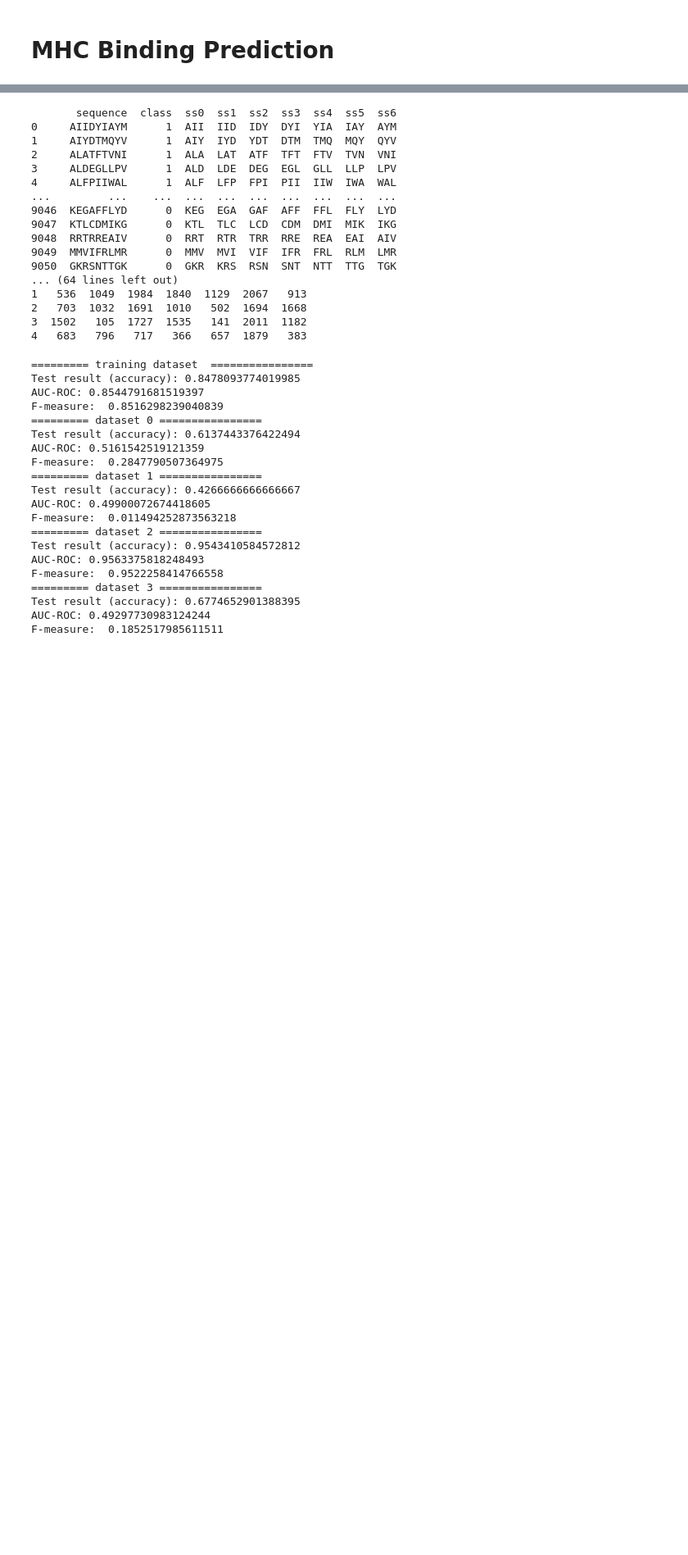
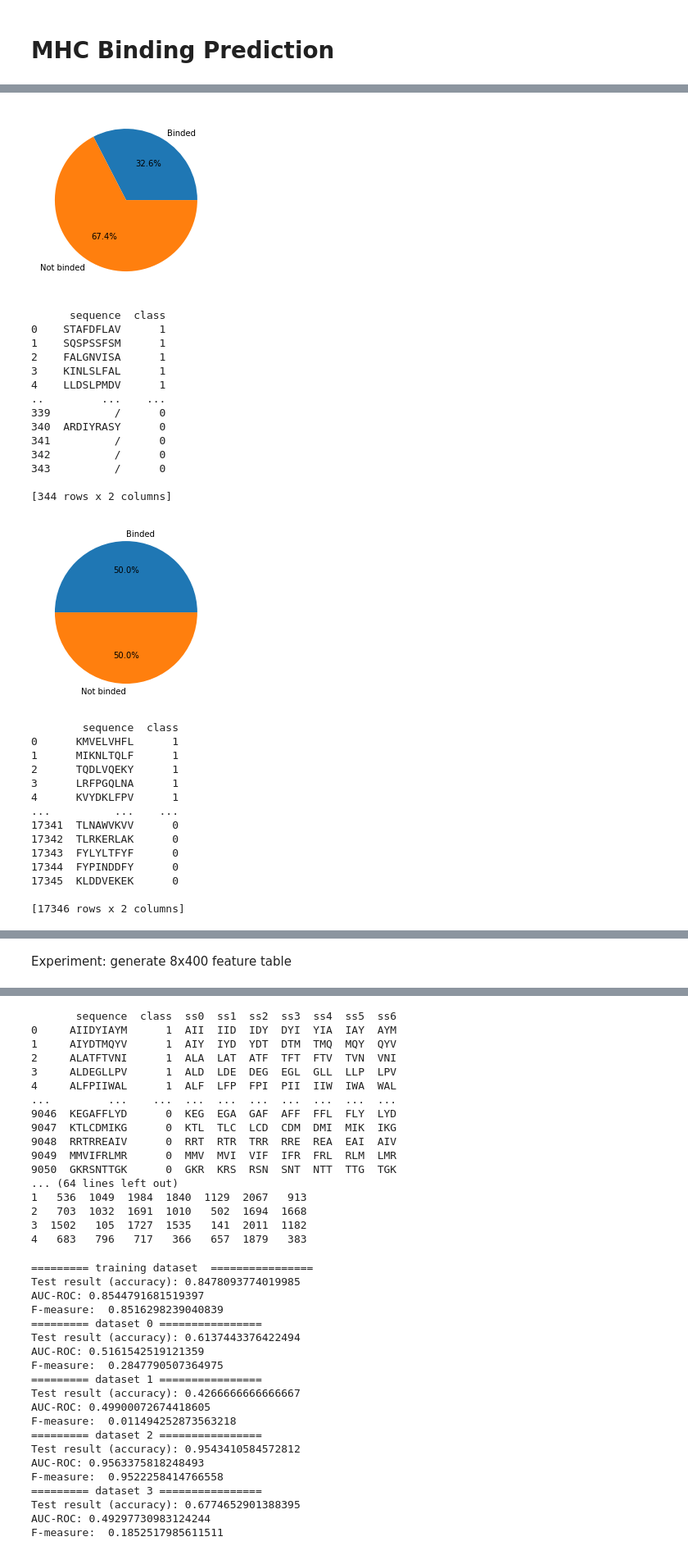
Before and after one commit to augustthedoodle/mhc_binding, a Jupyter notebook: mhc_sliding_window.ipynb, the cells around one changed output, grey strips where cells are left out. Shown at 82% size. Drawn from its saved outputs; the diff is of its cells as text; code cells hidden in the pictures; blank space fills up the shorter version.

```diff
--- a/mhc_sliding_window.ipynb
+++ b/mhc_sliding_window.ipynb
@@ -293,0 +159,6 @@ plt.show()
+# %%
+dataset1 = LoadDataset(pos_file='Positive_A0201_9AA_binder_pep.txt', neg_file='Negative_A0201_9AA_nonbinder_pep.txt')
+dataset_cancer = LoadDataset(pos_file='dbPepNeo_HC_neoantigens_positive.txt', neg_file='dbPepNeo_HC_neoantigens_negative.txt')
+dataset_fxxx = LoadDataset(pos_file='f123_ba_positive.txt', neg_file='f000_ba_negative.txt')
+dataset_cxxx = LoadDataset(pos_file='c000_ba_test_positive.txt', neg_file='c000_ba_test_negative.txt')
+# %% [output]
@@ -293,0 +179,30 @@ plt.show()
+[figure, added]
+      sequence  class
+0    STAFDFLAV      1
+1    SQSPSSFSM      1
+2    FALGNVISA      1
+3    KINLSLFAL      1
+4    LLDSLPMDV      1
+..         ...    ...
+339          /      0
+340  ARDIYRASY      0
+341          /      0
+342          /      0
+343          /      0
+
+[344 rows x 2 columns]
+[figure, added]
+        sequence  class
+0      KMVELVHFL      1
+1      MIKNLTQLF      1
+2      TQDLVQEKY      1
+3      LRFPGQLNA      1
+4      KVYDKLFPV      1
+...          ...    ...
+17341  TLNAWVKVV      0
+17342  TLRKERLAK      0
+17343  FYLYLTFYF      0
+17344  FYPINDDFY      0
+17345  KLDDVEKEK      0
+
+[17346 rows x 2 columns]
@@ -293,0 +225,2 @@ plt.show()
+# %% [markdown]
+Experiment: generate 8x400 feature table
```
Also changed, not shown: parts of 14 cells of this notebook, 8 other files.
